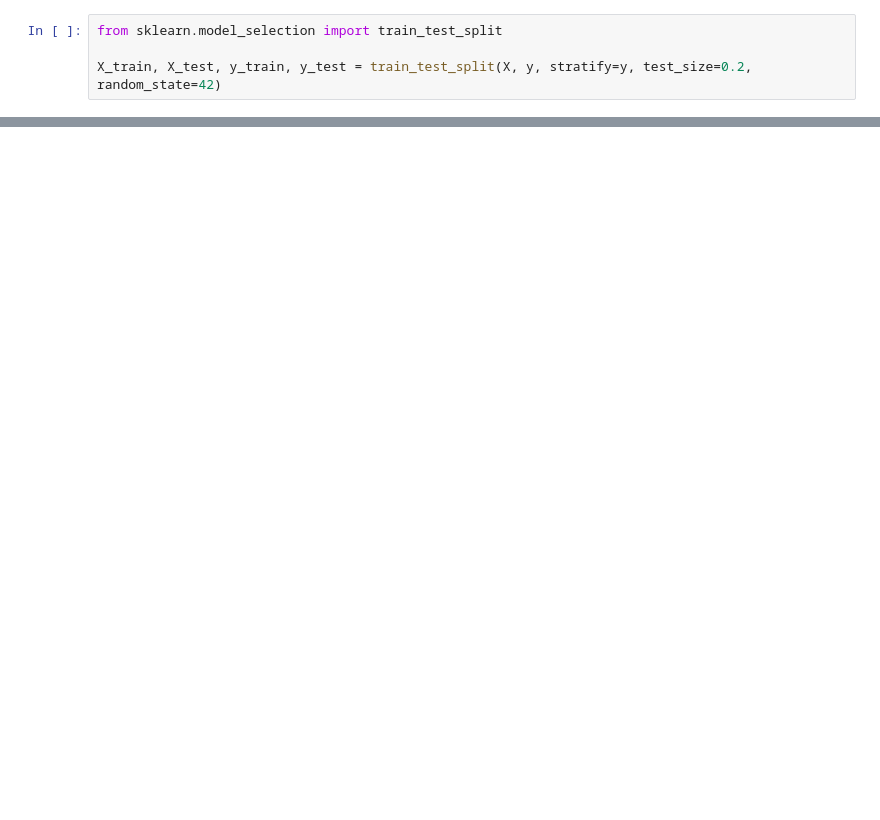
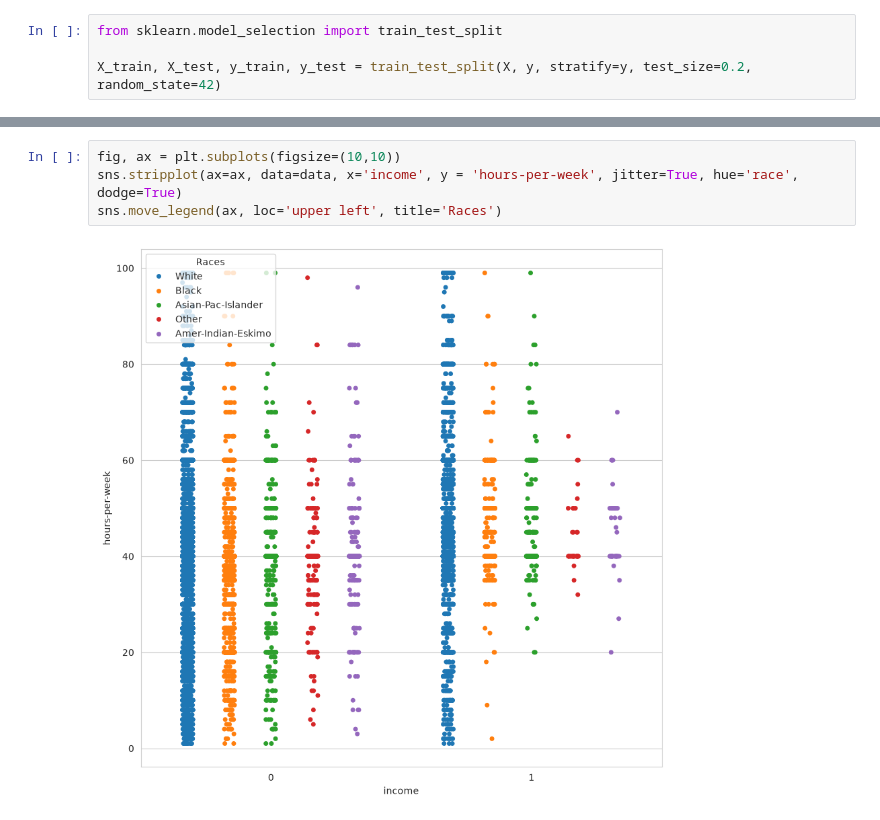
Before and after one commit to piq-13/data_science_projects, a Jupyter notebook: annual_income/annual_income.ipynb, the cells around one changed output, grey strips where cells are left out. Drawn from its saved outputs; the diff is of its cells as text; blank space fills up the shorter version.

```diff
--- a/annual_income/annual_income.ipynb
+++ b/annual_income/annual_income.ipynb
@@ -47,0 +84,6 @@ X_train, X_test, y_train, y_test = train_test_split(X, y, stratify=y, test_size=
+# %%
+fig, ax = plt.subplots(figsize=(10,10))
+sns.stripplot(ax=ax, data=data, x='income', y = 'hours-per-week', jitter=True, hue='race', dodge=True)
+sns.move_legend(ax, loc='upper left', title='Races')
+# %% [output]
+[figure, added]
```
Also changed, not shown: parts of 38 cells of this notebook.
